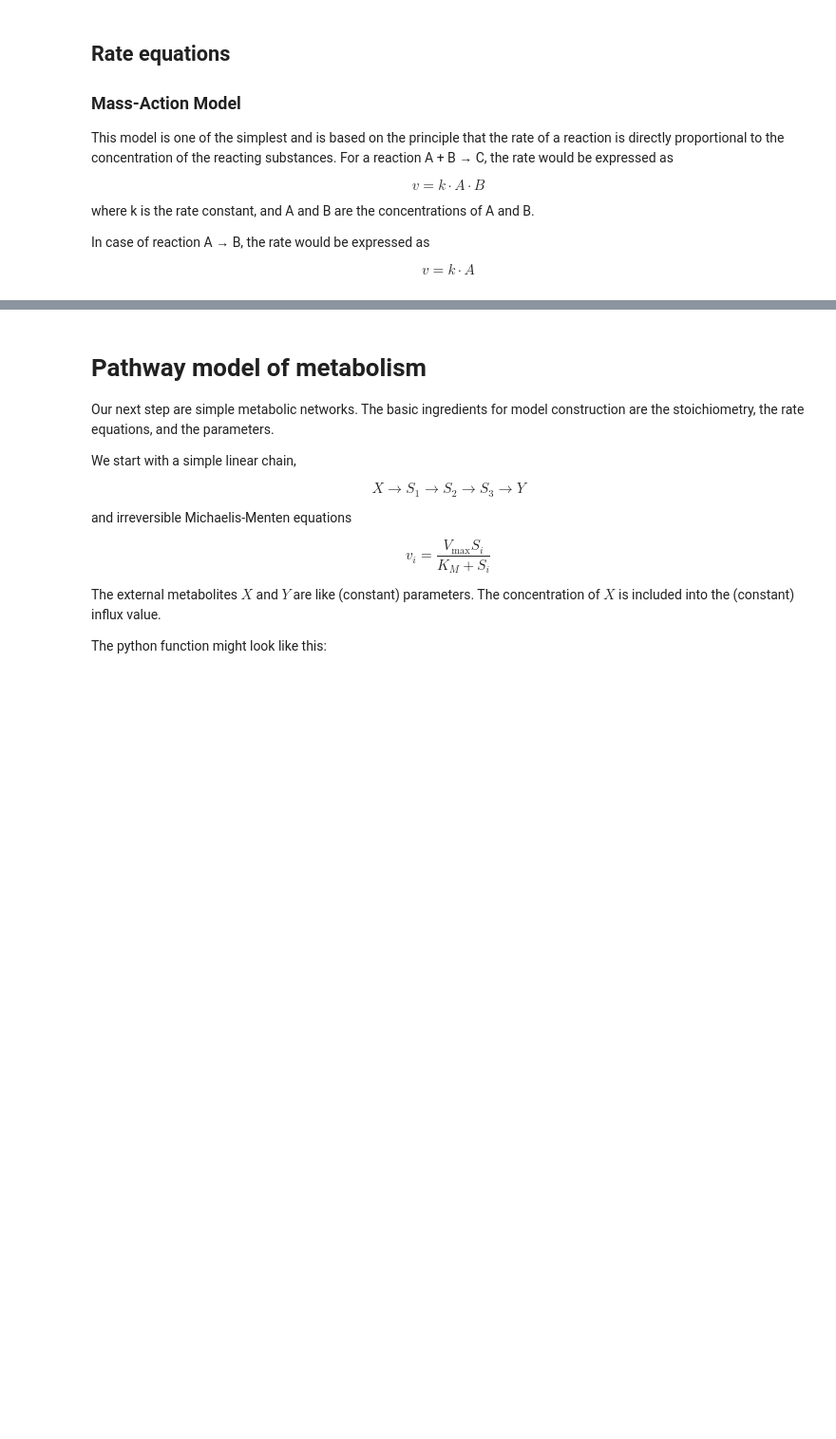
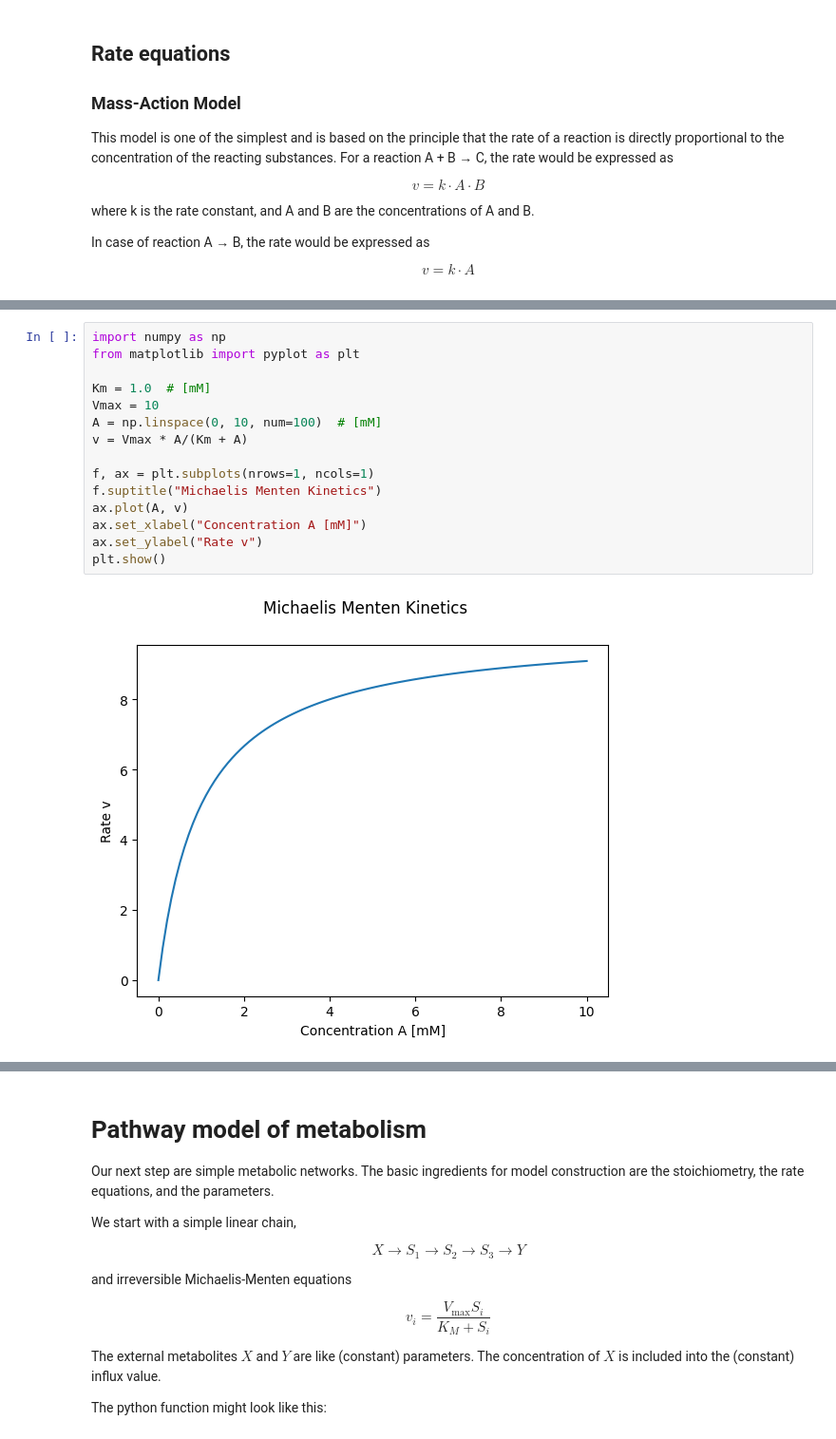
Before and after one commit to matthiaskoenig/course-pharmacokinetic-modelling, a Jupyter notebook: src/mb19/notebooks/06_metabolism.ipynb, the cells around one changed output, grey strips where cells are left out. Shown at 95% size. Drawn from its saved outputs; the diff is of its cells as text; blank space fills up the shorter version.

```diff
--- a/src/mb19/notebooks/06_metabolism.ipynb
+++ b/src/mb19/notebooks/06_metabolism.ipynb
@@ -74,0 +67,17 @@ We now have a look at the dependencies of these parameters
+# %%
+import numpy as np
+from matplotlib import pyplot as plt
+
+Km = 1.0  # [mM]
+Vmax = 10
+A = np.linspace(0, 10, num=100)  # [mM]
+v = Vmax * A/(Km + A)
+
+f, ax = plt.subplots(nrows=1, ncols=1)
+f.suptitle("Michaelis Menten Kinetics")
+ax.plot(A, v)
+ax.set_xlabel("Concentration A [mM]")
+ax.set_ylabel("Rate v")
+plt.show()
+# %% [output]
+[figure, added]
```
Also changed, not shown: parts of 9 cells of this notebook, 6 other files.
